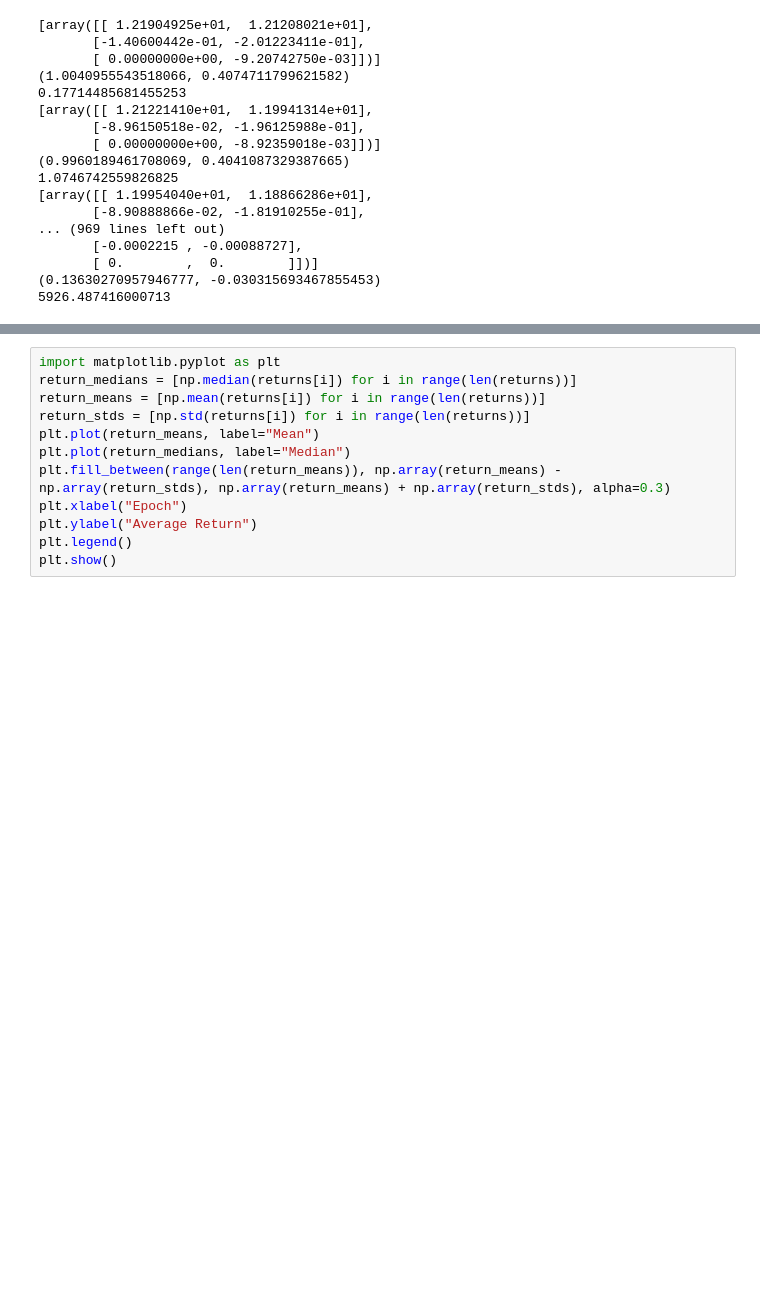
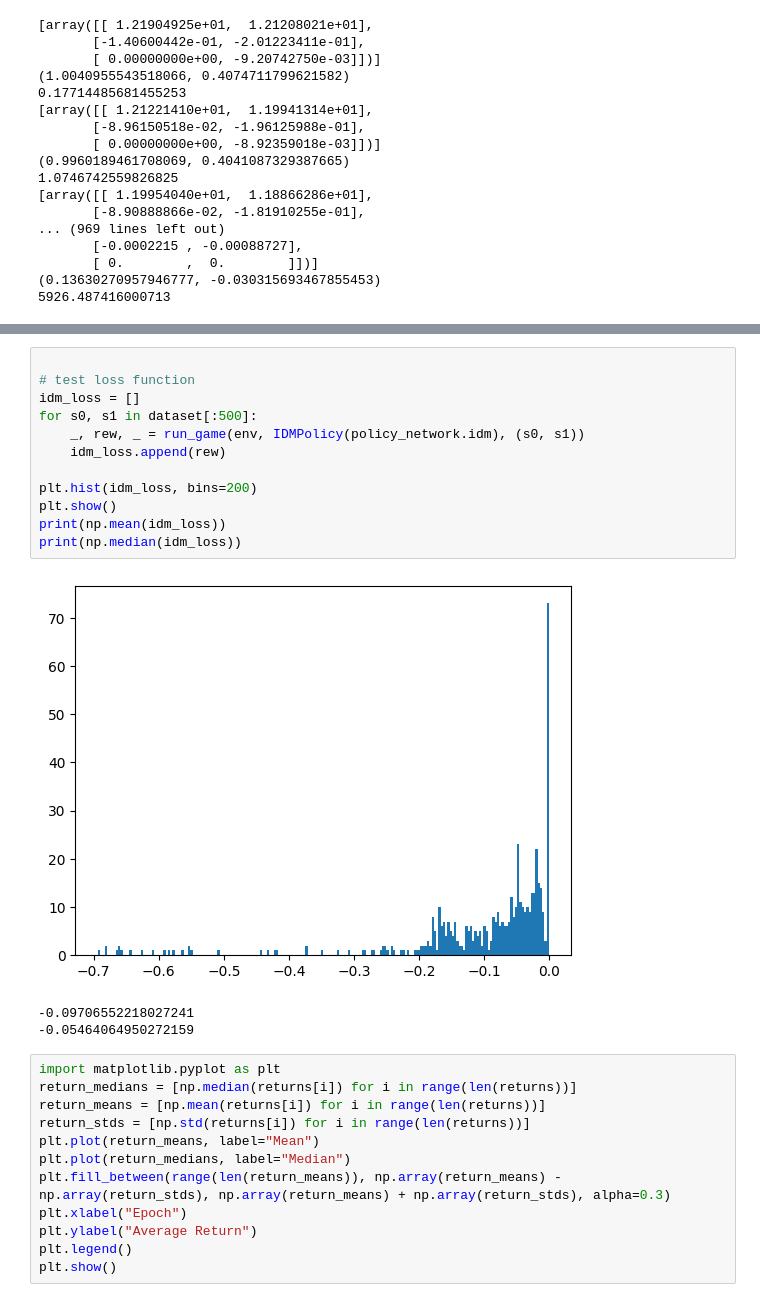
Before and after one commit to pimpale/metadrive-offline-rl-benchmark, a Jupyter notebook: waymo-idm.ipynb, the cells around one changed output, grey strips where cells are left out. Drawn from its saved outputs; the diff is of its cells as text; blank space fills up the shorter version.

```diff
--- a/waymo-idm.ipynb
+++ b/waymo-idm.ipynb
@@ -427,3 +455,19 @@ with torch.no_grad():
+# %%
+
+# test loss function
+idm_loss = []
+for s0, s1 in dataset[:500]:
+    _, rew, _ = run_game(env, IDMPolicy(policy_network.idm), (s0, s1))
+    idm_loss.append(rew)
+
+plt.hist(idm_loss, bins=200)
+plt.show()
+print(np.mean(idm_loss))
+print(np.median(idm_loss))
+# %% [output]
+[figure, added]
+-0.09706552218027241
+-0.05464064950272159
 # %%
 import matplotlib.pyplot as plt
 return_medians = [np.median(returns[i]) for i in range(len(returns))]
```
Also changed, not shown: parts of 7 cells of this notebook, 1 other file.
